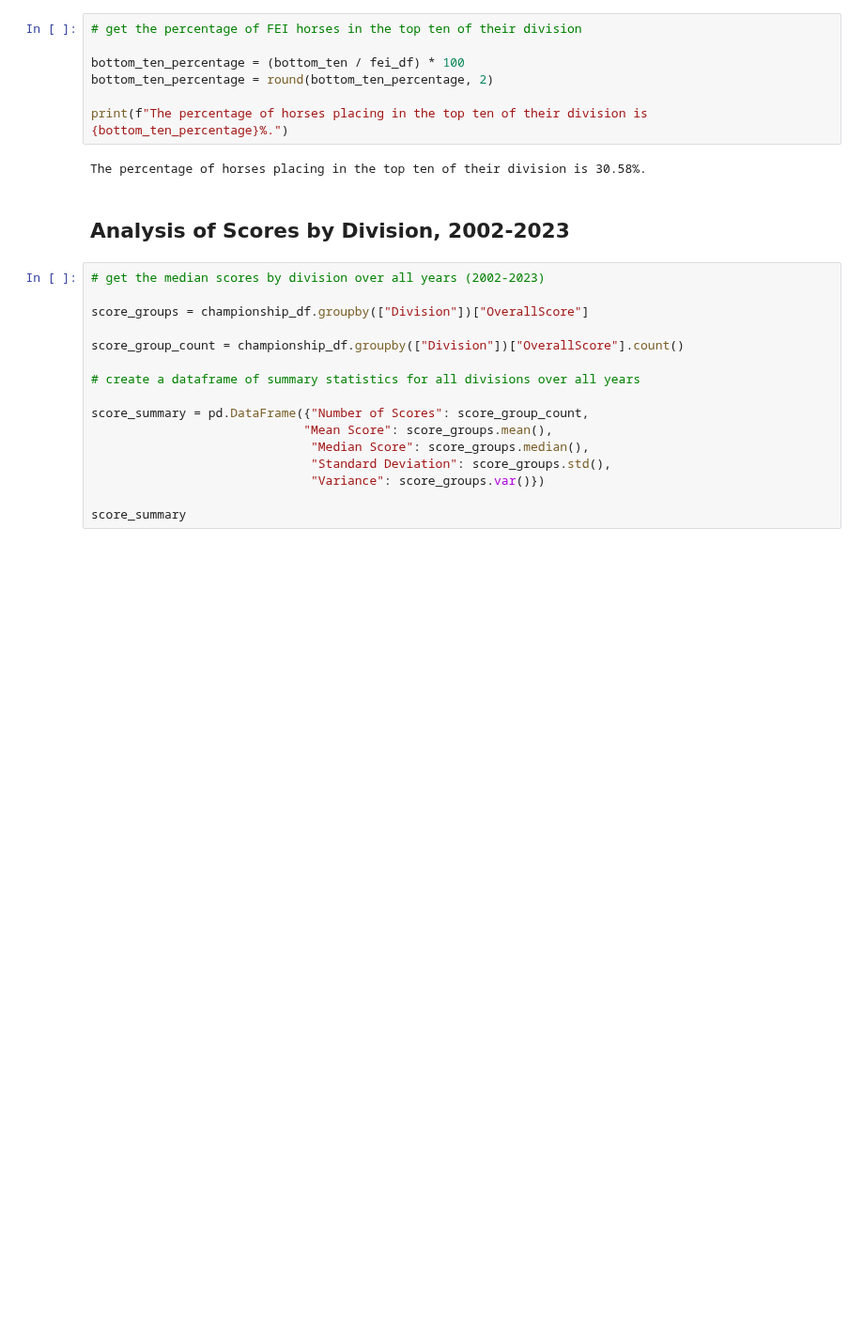
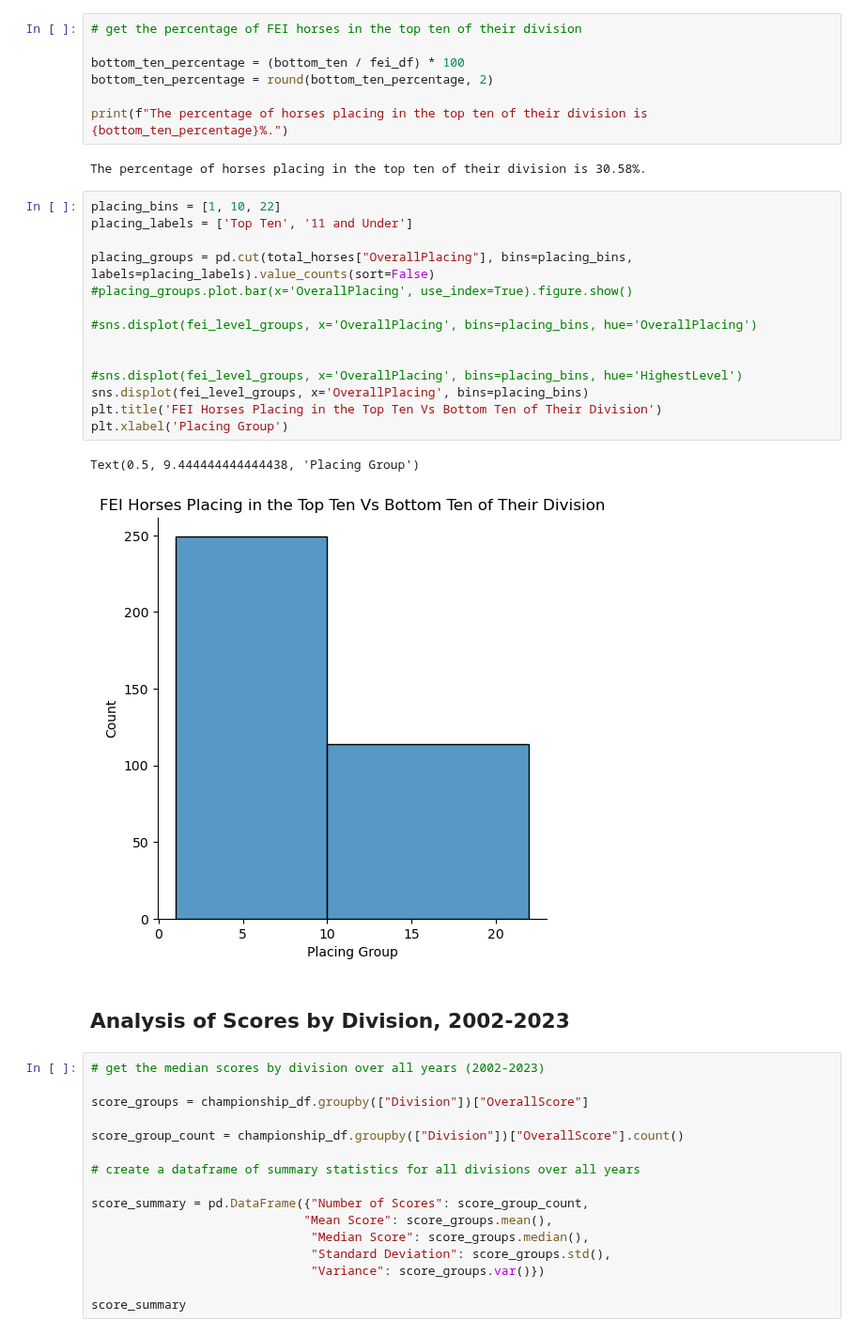
Before and after one commit to siobyrne/young-dressage-horse-program-analysis, a Jupyter notebook: younghorse.ipynb, the cells around one changed output. Shown at 94% size. Saved outputs shown, nothing was run; the diff lists cells and outputs as text; blank space fills up the shorter version.

```diff
--- a/younghorse.ipynb
+++ b/younghorse.ipynb
@@ -379,6 +360,23 @@ bottom_ten_percentage = round(bottom_ten_percentage, 2)
 print(f"The percentage of horses placing in the top ten of their division is {bottom_ten_percentage}%.")
 # %% [output]
 The percentage of horses placing in the top ten of their division is 30.58%.
+# %%
+placing_bins = [1, 10, 22]
+placing_labels = ['Top Ten', '11 and Under']
+
+placing_groups = pd.cut(total_horses["OverallPlacing"], bins=placing_bins, labels=placing_labels).value_counts(sort=False)
+#placing_groups.plot.bar(x='OverallPlacing', use_index=True).figure.show()
+
+#sns.displot(fei_level_groups, x='OverallPlacing', bins=placing_bins, hue='OverallPlacing')
+
+
+#sns.displot(fei_level_groups, x='OverallPlacing', bins=placing_bins, hue='HighestLevel')
+sns.displot(fei_level_groups, x='OverallPlacing', bins=placing_bins)
+plt.title('FEI Horses Placing in the Top Ten Vs Bottom Ten of Their Division')
+plt.xlabel('Placing Group')
+# %% [output]
+Text(0.5, 9.444444444444438, 'Placing Group')
+[figure, added]
 # %% [markdown]
 ## Analysis of Scores by Division, 2002-2023
 # %%
```
Also changed, not shown: parts of 13 cells of this notebook.
